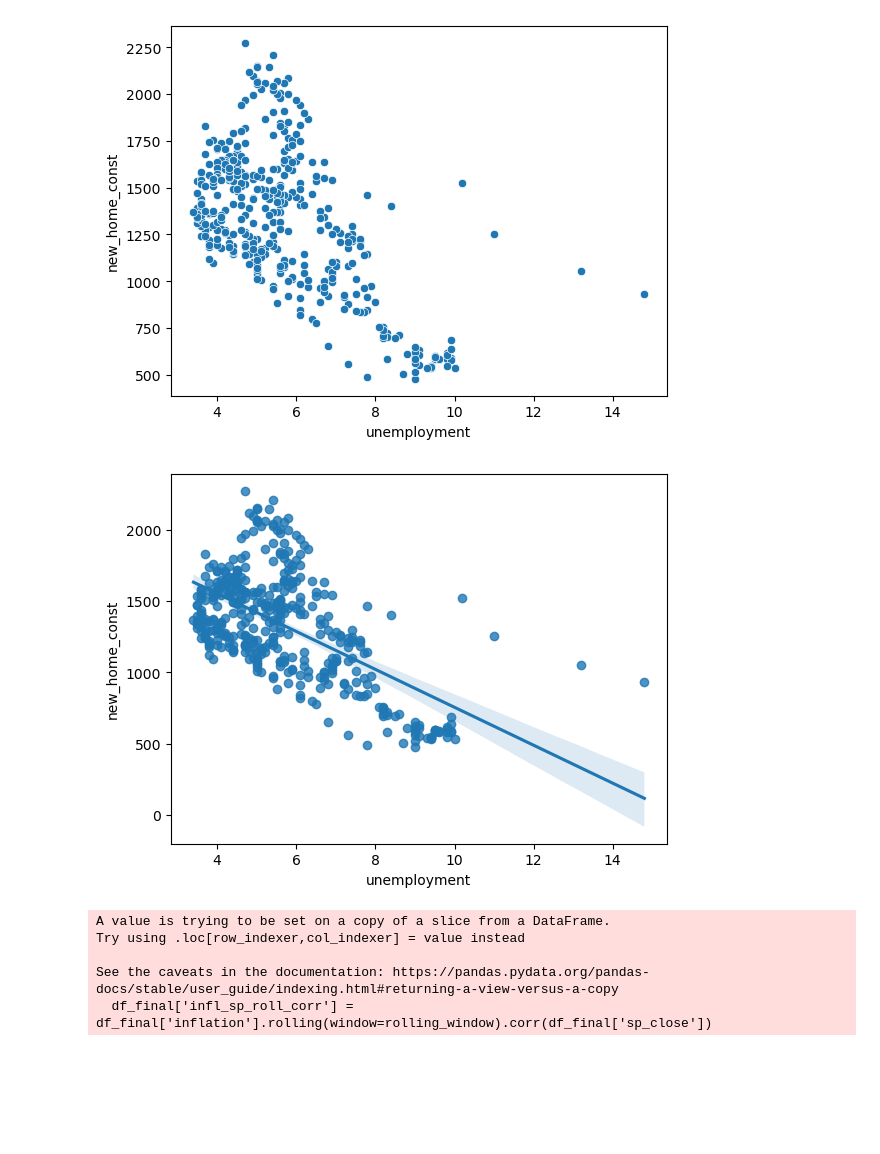
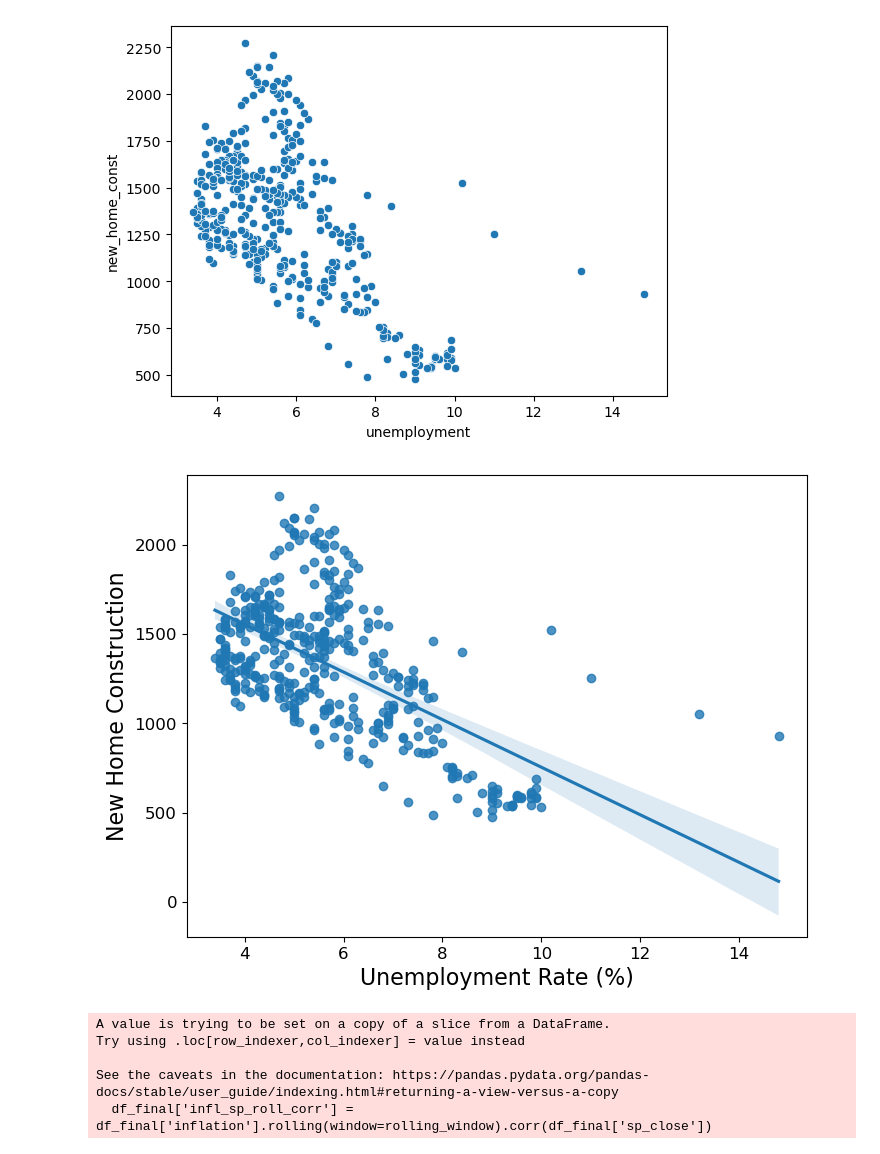
Before and after one commit to abhishek-chattopadhyay/project-2-financial-analysis, a Jupyter notebook: code/economic_data_analysis.ipynb, the cells around one changed output. Drawn from its saved outputs; the diff is of its cells as text; code cells hidden in the pictures; blank space fills up the shorter version.

```diff
--- a/code/economic_data_analysis.ipynb
+++ b/code/economic_data_analysis.ipynb
@@ -1107,10 +1133,17 @@ plt.show()
 [figure]
 # %%
 # Plotting a scatter plot to visualize the relationship between 'inflation' and 'sp_close'
+fs =16
+plt.figure(figsize=(8, 6))
+plt.xticks(fontsize=12)
+plt.yticks(fontsize=12)
 sns.regplot(data=df_final, x='unemployment', y='new_home_const')
+plt.xlabel("Unemployment Rate (%)", fontsize=fs)
+plt.ylabel("New Home Construction", fontsize=fs)
+plt.savefig("../plot/static_corr.png", dpi=600, bbox_inches="tight")
 plt.show()
 # %% [output]
-[figure, old version]
+[figure, new version]
 # %%
 # Assume df contains two time series columns: "series1" and "series2"
 rolling_window = 12  # Adjust based on your time frame (e.g., months, quarters)
```
Also changed, not shown: parts of 6 cells of this notebook, 4 other files.
